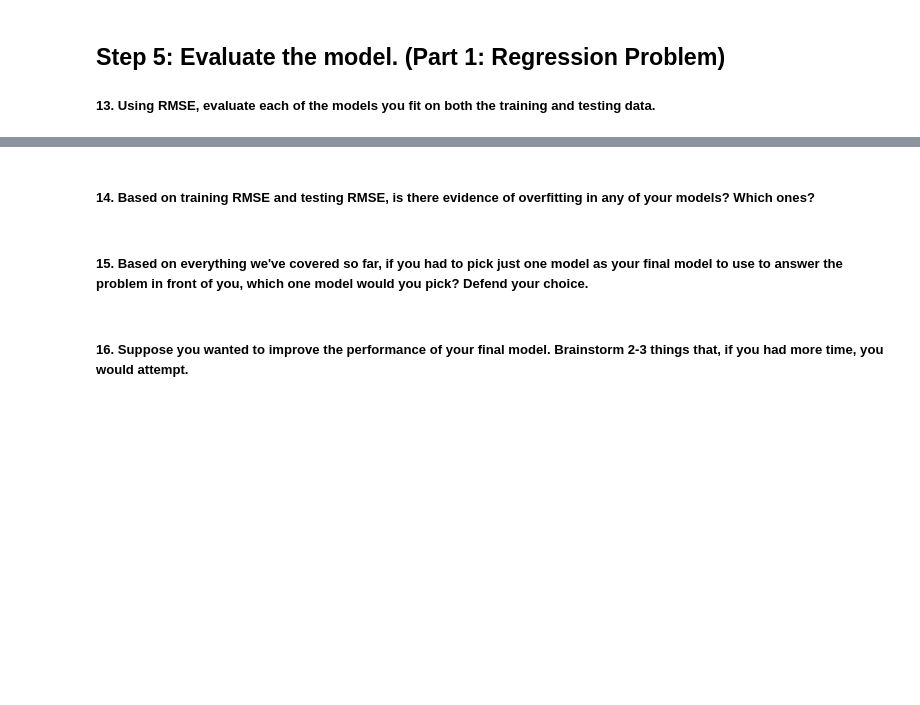
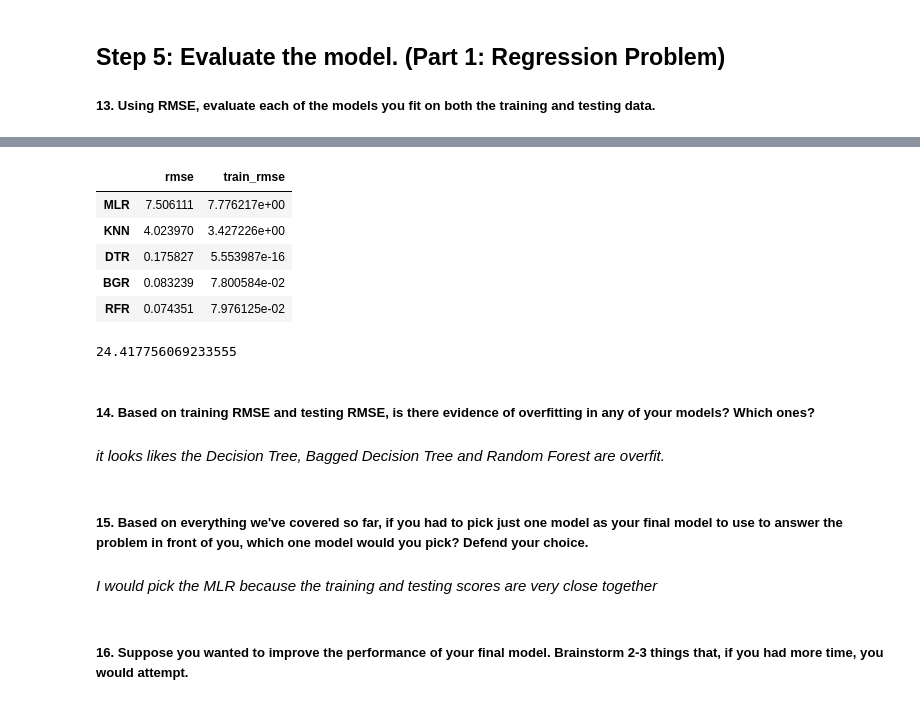
Before and after one commit to mduff12/mduff12, a Jupyter notebook: labs/6.01-lab-supervised-learning-models-master/lab_6_updated.ipynb, the cells around one changed output, grey strips where cells are left out. Cells and saved outputs as stored; diff of their text form; code cells hidden in the pictures; blank space fills up the shorter version.

```diff
--- a/labs/6.01-lab-supervised-learning-models-master/lab_6_updated.ipynb
+++ b/labs/6.01-lab-supervised-learning-models-master/lab_6_updated.ipynb
@@ -241,3 +305,9 @@ abr.estimators_[:5]
+# %%
+#Test rmse
+
+preds = abr.predict(Z_test)
+
+rmse_abr = np.sqrt(metrics.mean_squared_error(y_test, preds))
 # %% [markdown]
 ### Support Vector Regressor
 # %%
@@ -252,6 +322,16 @@ LinearSVR(max_iter=5000, random_state=42)
 svr.score(Z_train, y_train), svr.score(Z_test, y_test)
 # %% [output]
 (0.8149823407006432, 0.8266033728325769)
+# %%
+#Train rmse
+preds = svr.predict(Z_train)
+
+rmse_train_svr = np.sqrt(metrics.mean_squared_error(y_train, preds))
+# %%
+#test rmse
+preds = svr.predict(Z_test)
+
+rmse_svr = np.sqrt(metrics.mean_squared_error(y_test, preds))
 # %% [markdown]
 ##### 9. What is bootstrapping?
 # %% [markdown]
@@ -272,6 +392,36 @@ A decision tree is a model that finds rules based on the X dataset and then spli
+# %%
+data = {'rmse': [rmse_mlr,rmse_knnr,rmse_dtr,rmse_bgr,rmse_rfr,rmse_abr, rmse_svr], 'train_rmse': [rmse_train_mlr,rmse_train_knnr,rmse_train_dtr,rmse_train_bgr,rmse_train_rfr,rmse_train_abr,rmse_train_svr]}
+index = ['MLR',
+'KNN',
+'DTR',
+'BGR',
+'RFR',
+'ABR',
+'SVR']
+df = pd.DataFrame.from_dict(data)
+df.index = index
+# %%
+df.head()
+# %% [output]
+|  | rmse | train_rmse |
+| MLR | 7.506111 | 7.776217e+00 |
+| KNN | 4.023970 | 3.427226e+00 |
+| DTR | 0.175827 | 5.553987e-16 |
+| BGR | 0.083239 | 7.800584e-02 |
+| RFR | 0.074351 | 7.976125e-02 |
+# %%
+# Baseline RMSE:
+baseline = metrics.mean_squared_error(y_test, [y_train.mean()]*len(y_test), squared=False)
+baseline
+# %% [output]
+24.417756069233555
 # %% [markdown]
 ##### 14. Based on training RMSE and testing RMSE, is there evidence of overfitting in any of your models? Which ones?
+# %% [markdown]
+*it looks likes the Decision Tree, Bagged Decision Tree and Random Forest are overfit.*
 # %% [markdown]
 ##### 15. Based on everything we've covered so far, if you had to pick just one model as your final model to use to answer the problem in front of you, which one model would you pick? Defend your choice.
+# %% [markdown]
+*I would pick the MLR because the training and testing scores are very close together*
 # %% [markdown]
 ##### 16. Suppose you wanted to improve the performance of your final model. Brainstorm 2-3 things that, if you had more time, you would attempt.
```
Also changed, not shown: parts of 60 cells of this notebook.
